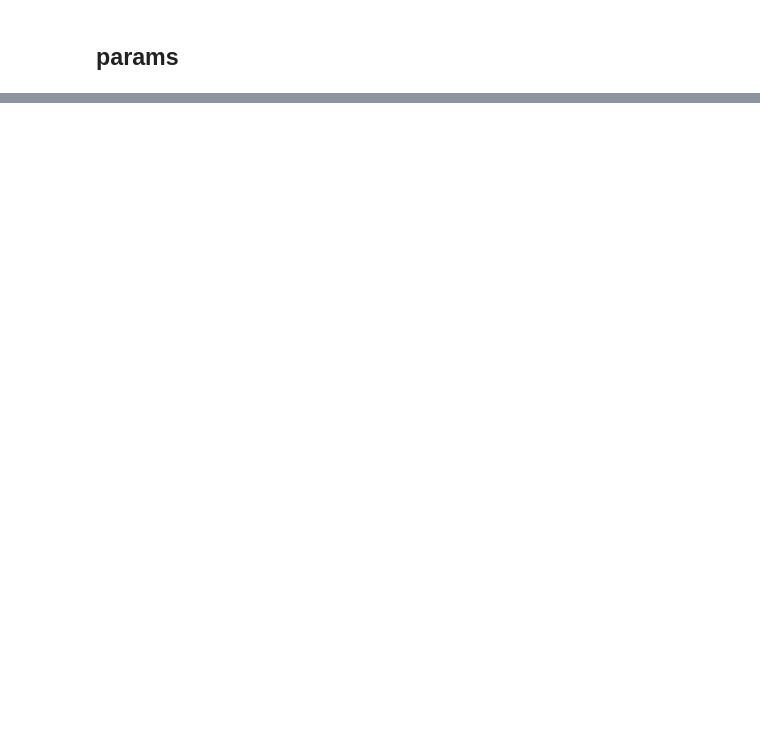
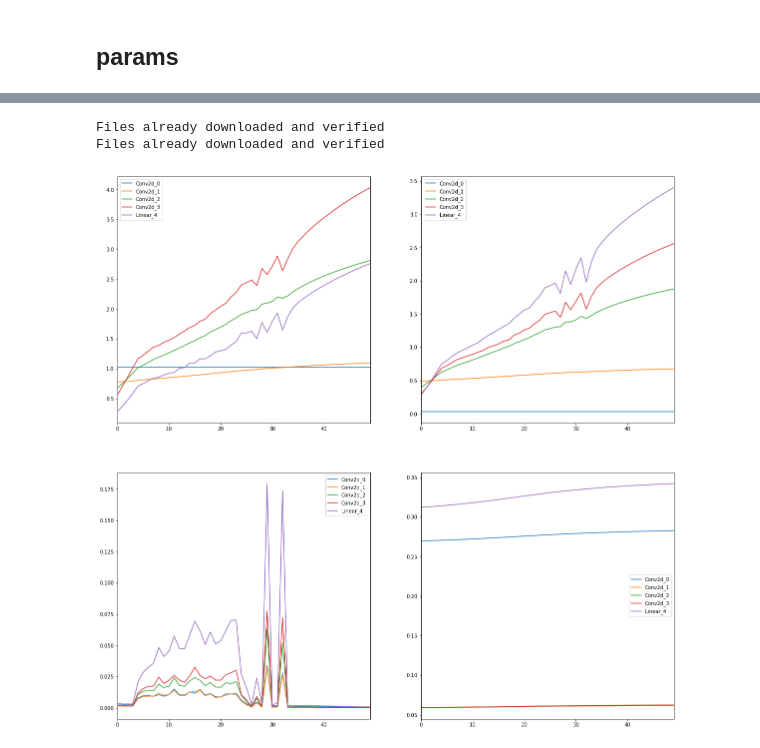
Before and after one commit to TristHas/BlockHessian, a Jupyter notebook: Pytorch/notebooks/cifar10/cifar10.ipynb, the cells around one changed output, grey strips where cells are left out. Cells and saved outputs as stored; diff of their text form; code cells hidden in the pictures; blank space fills up the shorter version.

```diff
--- a/Pytorch/notebooks/cifar10/cifar10.ipynb
+++ b/Pytorch/notebooks/cifar10/cifar10.ipynb
@@ -43,0 +146,9 @@ H.sum(0)
+# %%
+epochs = 2000
+lr = 0.01
+valfreq = 40
+
+model, ds, loss_fn = get_model_ds_loss(loss_mode)
+# %% [output]
+Files already downloaded and verified
+Files already downloaded and verified
@@ -43,0 +159,4 @@ H.sum(0)
+# %%
+summarize_stats(stats)
+# %% [output]
+[figure, added]
```
Also changed, not shown: parts of 15 cells of this notebook.
